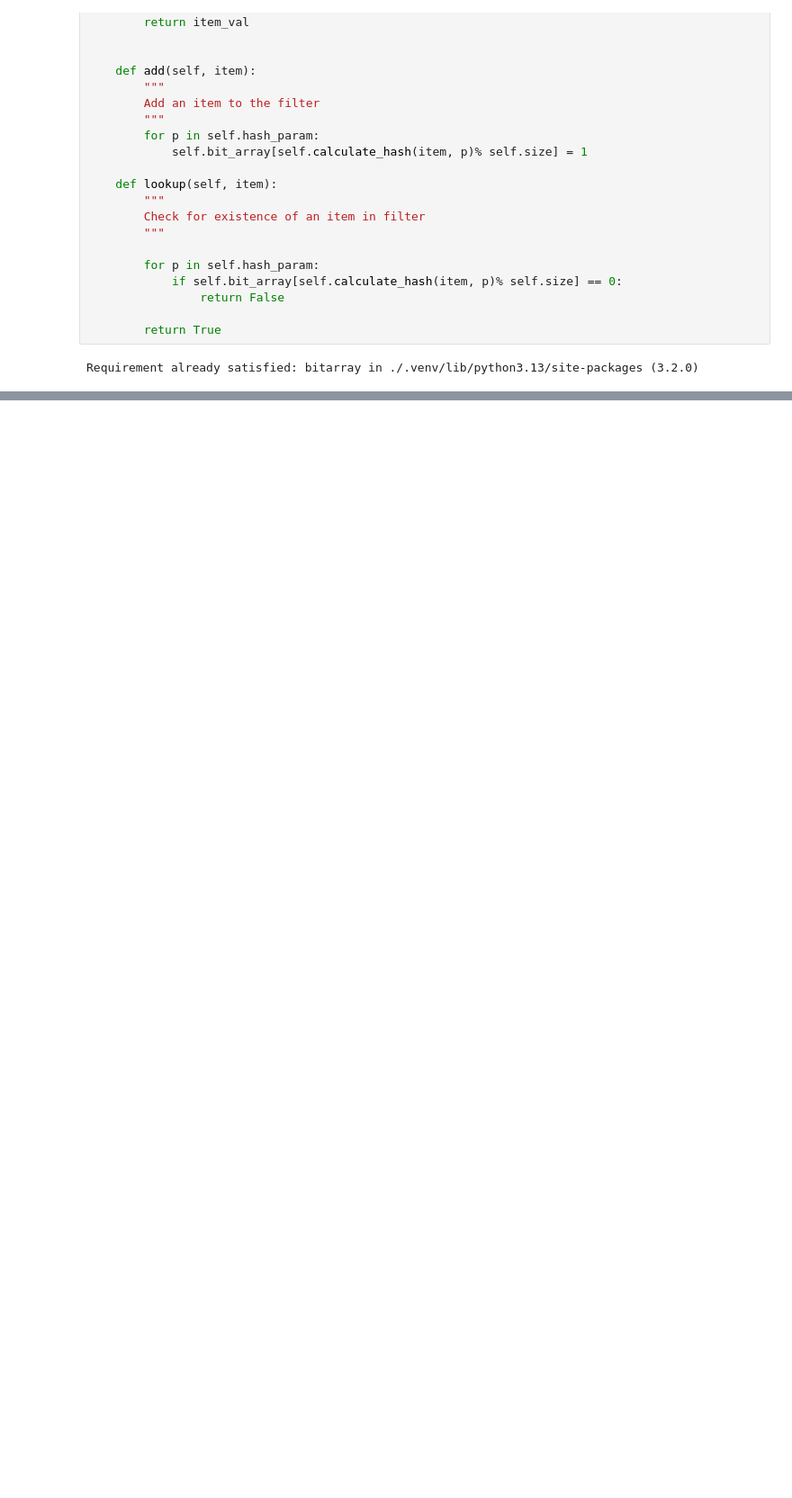
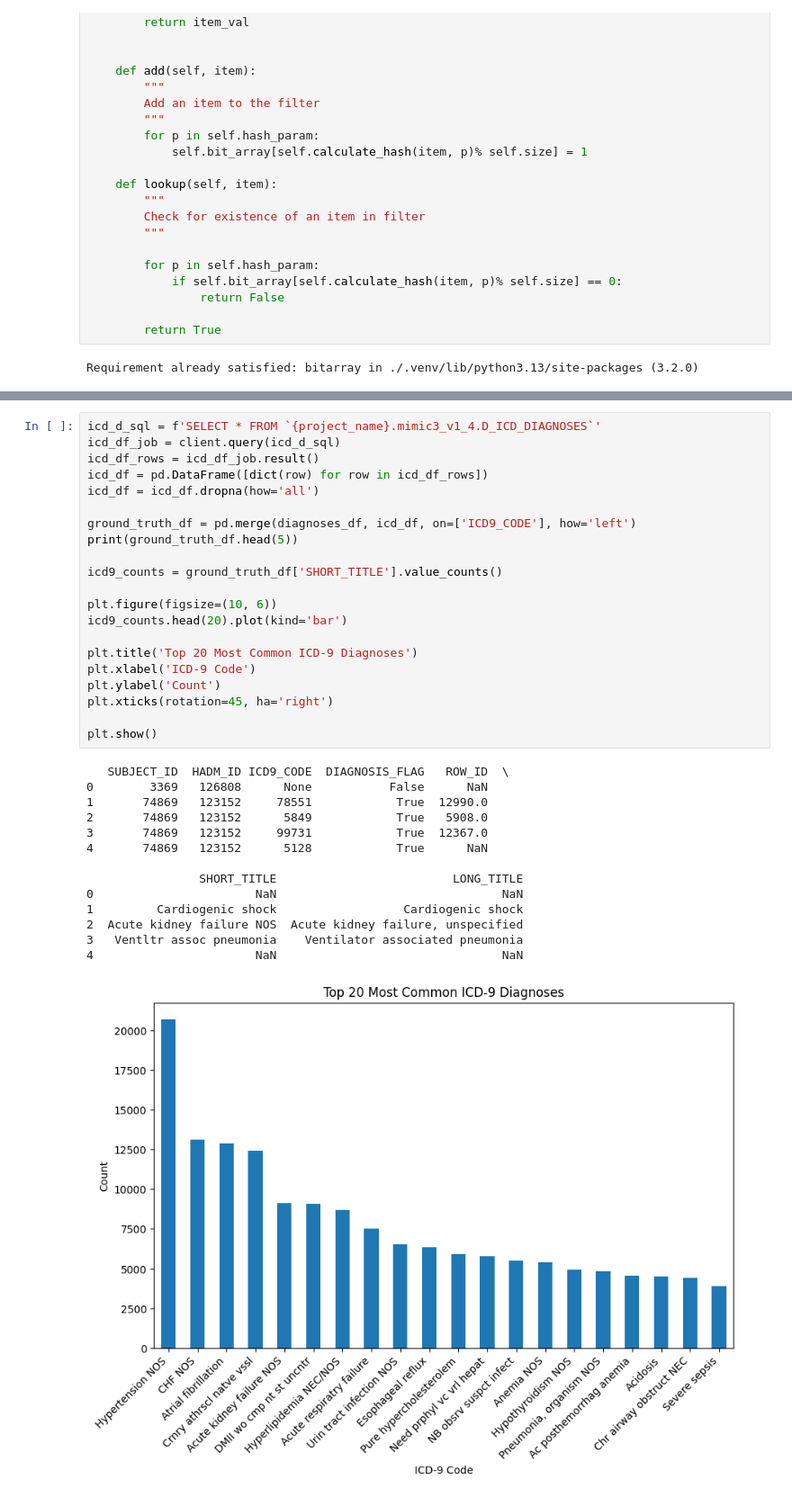
Before and after one commit to syoung212/prevention-data, a Jupyter notebook: testing.ipynb, the cells around one changed output, grey strips where cells are left out. Shown at 90% size. Cells and saved outputs as stored; diff of their text form; blank space fills up the shorter version.

```diff
--- a/testing.ipynb
+++ b/testing.ipynb
@@ -230,0 +214,36 @@ For example, when doing 'df[col].method(value, inplace=True)', try using 'df.met
+# %%
+icd_d_sql = f'SELECT * FROM `{project_name}.mimic3_v1_4.D_ICD_DIAGNOSES`'
+icd_df_job = client.query(icd_d_sql)
+icd_df_rows = icd_df_job.result()
+icd_df = pd.DataFrame([dict(row) for row in icd_df_rows])
+icd_df = icd_df.dropna(how='all')
+
+ground_truth_df = pd.merge(diagnoses_df, icd_df, on=['ICD9_CODE'], how='left')
+print(ground_truth_df.head(5))
+
+icd9_counts = ground_truth_df['SHORT_TITLE'].value_counts()
+
+plt.figure(figsize=(10, 6))
+icd9_counts.head(20).plot(kind='bar')
+
+plt.title('Top 20 Most Common ICD-9 Diagnoses')
+plt.xlabel('ICD-9 Code')
+plt.ylabel('Count')
+plt.xticks(rotation=45, ha='right')
+
+plt.show()
+# %% [output]
+   SUBJECT_ID  HADM_ID ICD9_CODE  DIAGNOSIS_FLAG   ROW_ID  \
+0        3369   126808      None           False      NaN
+1       74869   123152     78551            True  12990.0
+2       74869   123152      5849            True   5908.0
+3       74869   123152     99731            True  12367.0
+4       74869   123152      5128            True      NaN
+
+                SHORT_TITLE                         LONG_TITLE
+0                       NaN                                NaN
+1         Cardiogenic shock                  Cardiogenic shock
+2  Acute kidney failure NOS  Acute kidney failure, unspecified
+3   Ventltr assoc pneumonia    Ventilator associated pneumonia
+4                       NaN                                NaN
+[figure, added]
```
Also changed, not shown: parts of 14 cells of this notebook, 1 other file.
